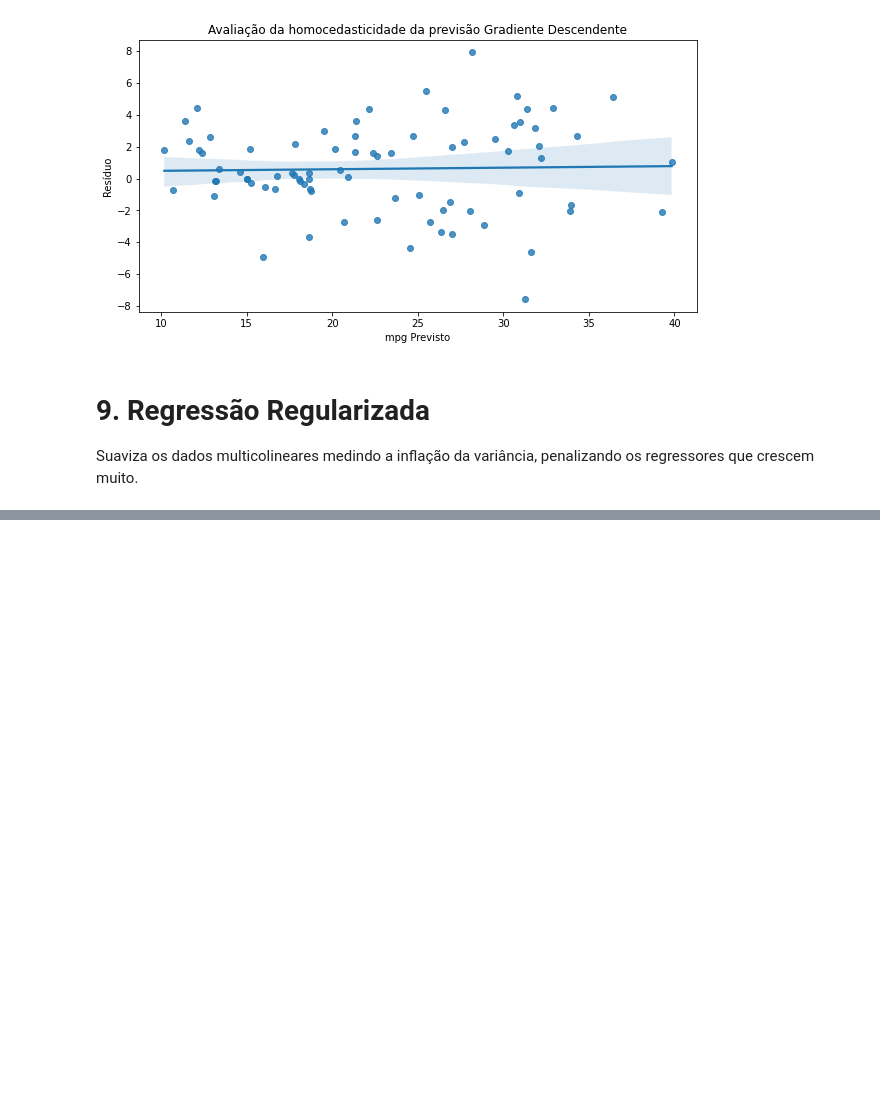
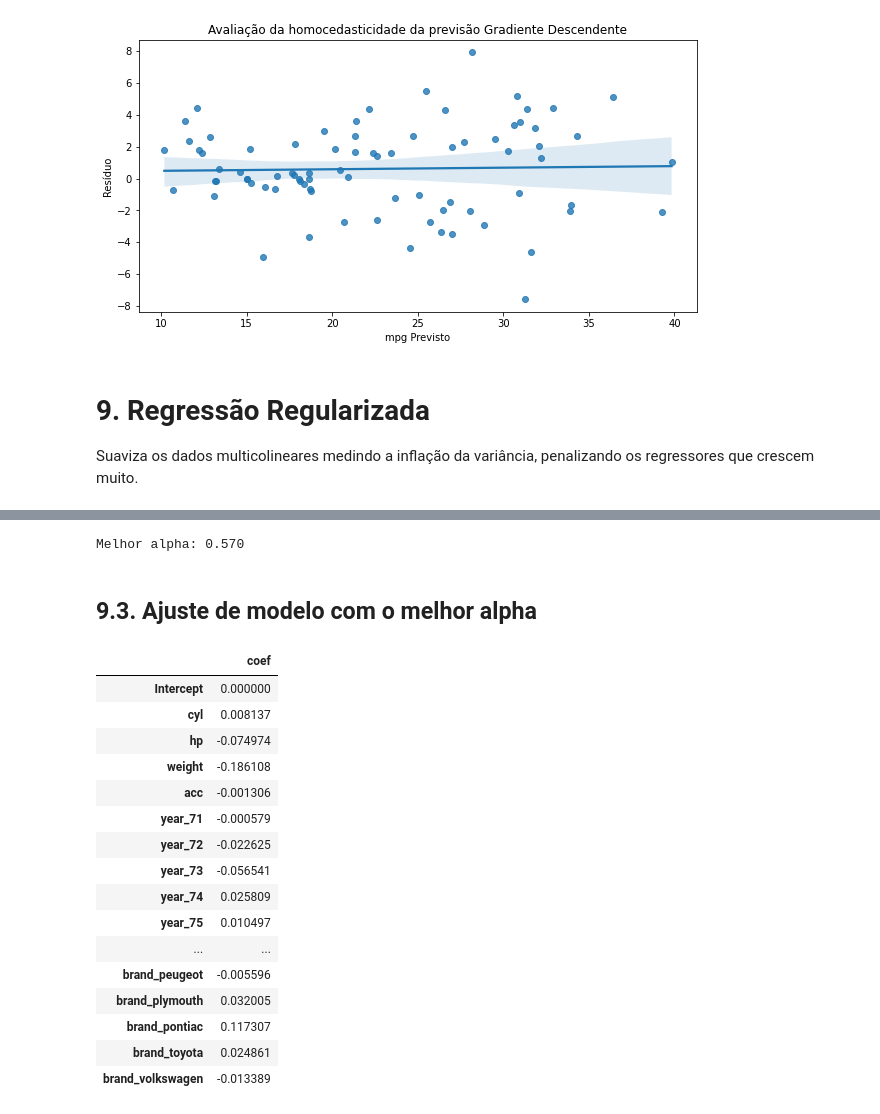
Before and after one commit to bruna-calistrate/AdvancedStatistics-Course, a Jupyter notebook: PyrhonStatistics.ipynb, the cells around one changed output, grey strips where cells are left out. Cells and saved outputs as stored; diff of their text form; code cells hidden in the pictures; blank space fills up the shorter version.

```diff
--- a/PyrhonStatistics.ipynb
+++ b/PyrhonStatistics.ipynb
@@ -159,11 +230,3 @@ def ols_formula(df, dependent_var, *excluded_rows):
 
     # Retornar a fórmula
     return dependent_var + " ~ " + " + ".join(cols)
-# %%
-def fit_model(y, x):
-  import statsmodels.api as sm
-
-  reg = sm.OLS(y, x)
-  regfit = reg.fit()
-
-  return regfit
@@ -1090,2 +1184,2 @@ Suaviza os dados multicolineares medindo a inflação da variância, penalizando
 # %%
-regRidge
+regRidge = Ridge()
@@ -1091,0 +1200,34 @@ regRidge
+# %%
+# Realizar a pesquisa
+results = search.fit(x_Train, np.log(y_Train))
+alpha = results.best_params_['alpha']
+
+# Retornar o melhor valor
+print(f'Melhor alpha: {alpha:.3f}')
+# %% [output]
+Melhor alpha: 0.570
+# %% [markdown]
+## 9.3. Ajuste de modelo com o melhor alpha
+# %%
+regRidge2 = fit_model(x=x_Train, y=np.log(y_Train),
+                      type='Ridge', alpha=alpha)
+
+(pd.DataFrame(regRidge2.coef_, columns=list(x_Train), index=['coef'])).T
+# %% [output]
+|  | coef |
+| Intercept | 0.000000 |
+| cyl | 0.008137 |
+| hp | -0.074974 |
+| weight | -0.186108 |
+| acc | -0.001306 |
+| year_71 | -0.000579 |
+| year_72 | -0.022625 |
+| year_73 | -0.056541 |
+| year_74 | 0.025809 |
+| year_75 | 0.010497 |
+| ... | ... |
+| brand_peugeot | -0.005596 |
+| brand_plymouth | 0.032005 |
+| brand_pontiac | 0.117307 |
+| brand_toyota | 0.024861 |
+| brand_volkswagen | -0.013389 |
```
Also changed, not shown: parts of 20 cells of this notebook.
